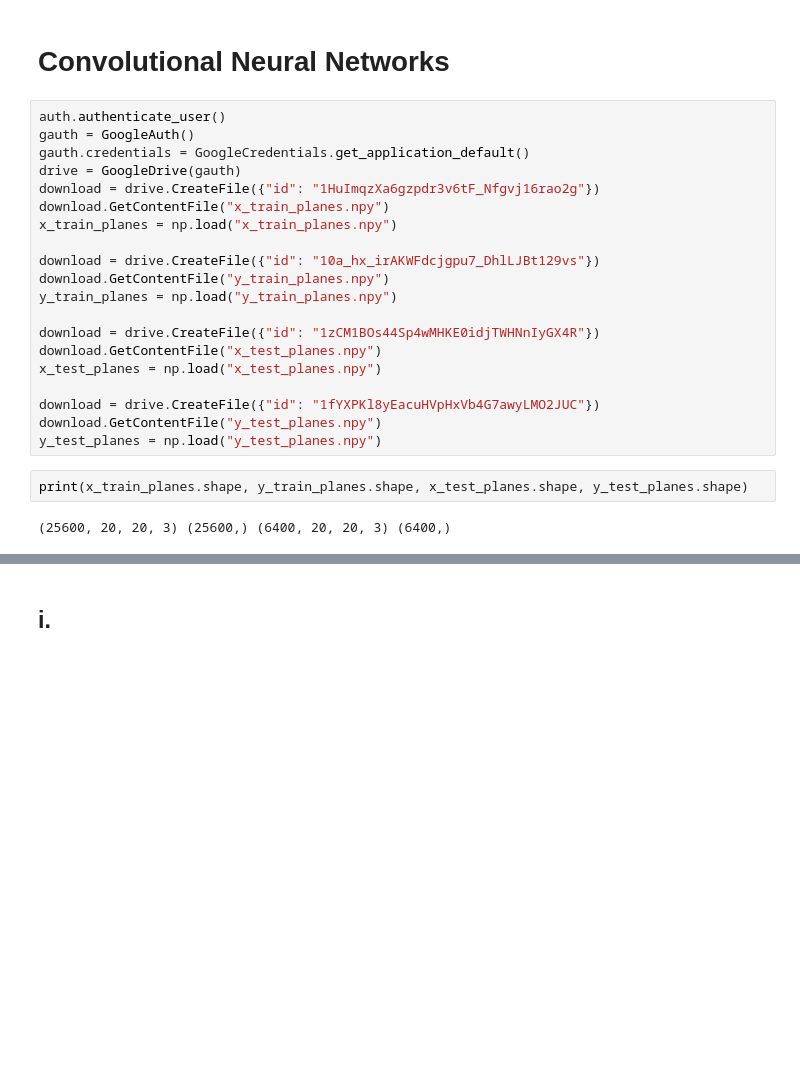
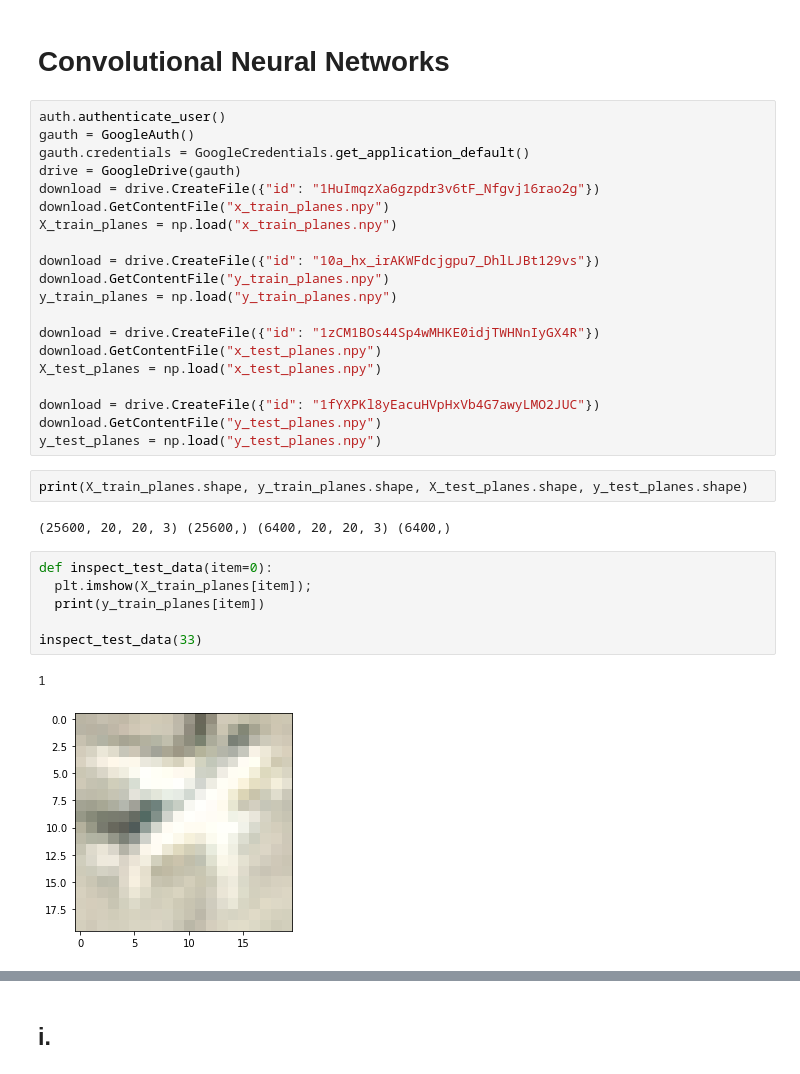
Before and after one commit to David-dmh/DL-PBA3, a Jupyter notebook: DL_PBA3.ipynb, the cells around one changed output, grey strips where cells are left out. Drawn from its saved outputs; the diff is of its cells as text; blank space fills up the shorter version.

```diff
--- a/DL_PBA3.ipynb
+++ b/DL_PBA3.ipynb
@@ -45,7 +45,7 @@ gauth.credentials = GoogleCredentials.get_application_default()
 drive = GoogleDrive(gauth)
 download = drive.CreateFile({"id": "1HuImqzXa6gzpdr3v6tF_Nfgvj16rao2g"})
 download.GetContentFile("x_train_planes.npy")
-x_train_planes = np.load("x_train_planes.npy")
+X_train_planes = np.load("x_train_planes.npy")
 
 download = drive.CreateFile({"id": "10a_hx_irAKWFdcjgpu7_DhlLJBt129vs"})
 download.GetContentFile("y_train_planes.npy")
@@ -53,12 +53,21 @@ y_train_planes = np.load("y_train_planes.npy")
 
 download = drive.CreateFile({"id": "1zCM1BOs44Sp4wMHKE0idjTWHNnIyGX4R"})
 download.GetContentFile("x_test_planes.npy")
-x_test_planes = np.load("x_test_planes.npy")
+X_test_planes = np.load("x_test_planes.npy")
 
 download = drive.CreateFile({"id": "1fYXPKl8yEacuHVpHxVb4G7awyLMO2JUC"})
 download.GetContentFile("y_test_planes.npy")
 y_test_planes = np.load("y_test_planes.npy")
 # %%
-print(x_train_planes.shape, y_train_planes.shape, x_test_planes.shape, y_test_planes.shape)
+print(X_train_planes.shape, y_train_planes.shape, X_test_planes.shape, y_test_planes.shape)
 # %% [output]
 (25600, 20, 20, 3) (25600,) (6400, 20, 20, 3) (6400,)
+# %%
+def inspect_test_data(item=0):
+  plt.imshow(X_train_planes[item]);
+  print(y_train_planes[item])
+
+inspect_test_data(33)
+# %% [output]
+1
+[figure, added]
```
Also changed, not shown: parts of 49 cells of this notebook.
